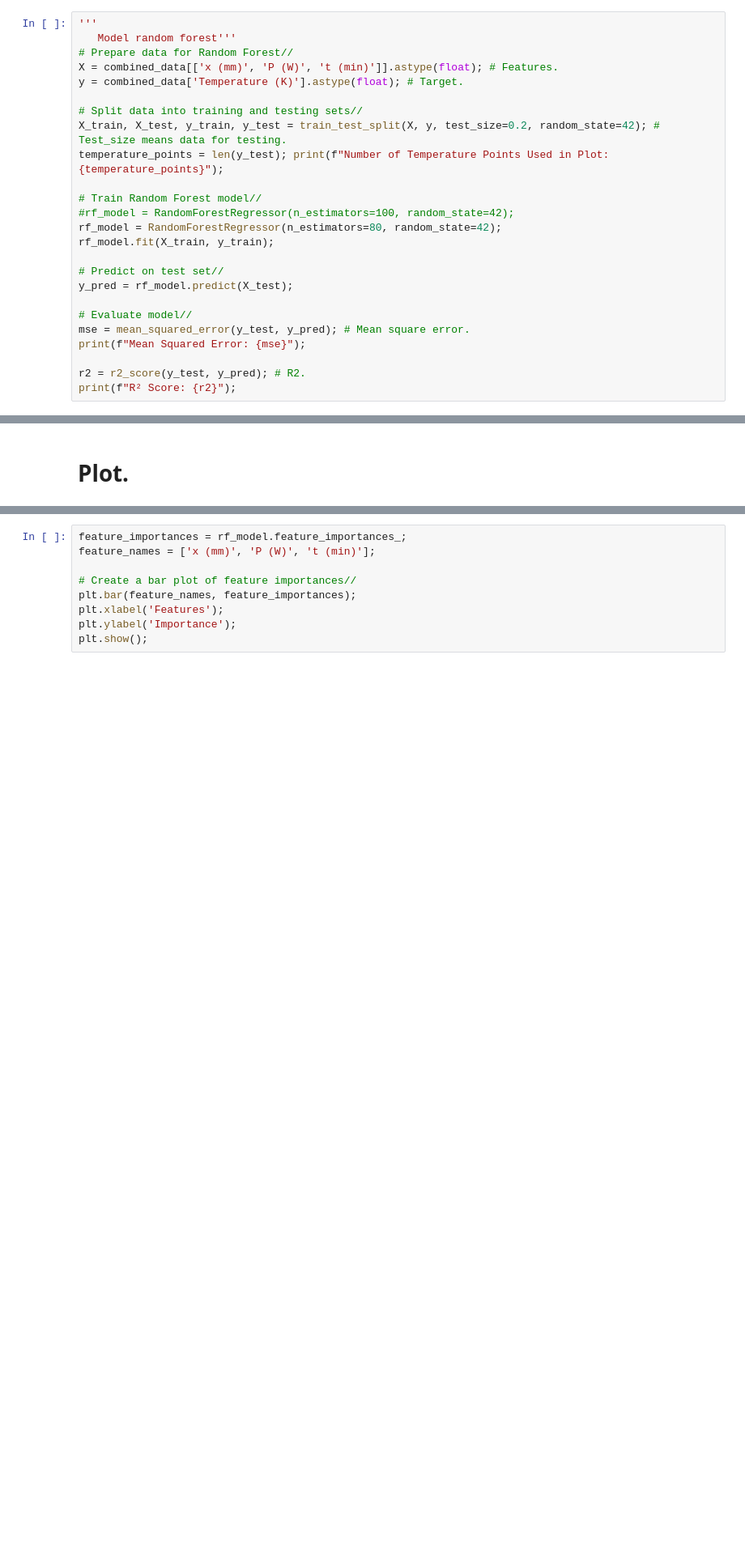
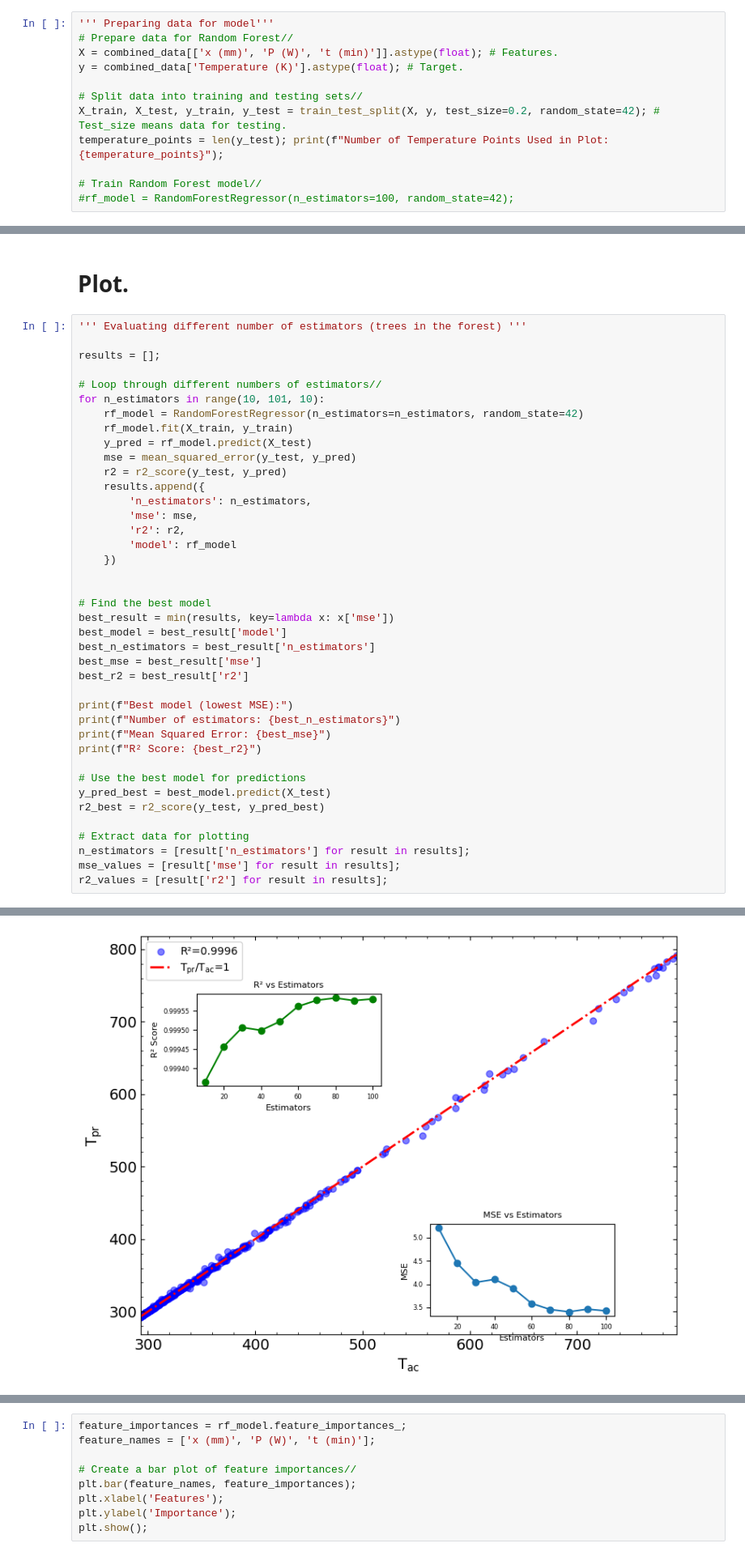
Before and after one commit to vineet05k/Mic-hackathon-2024, a Jupyter notebook: Oven random forest T_ov(P_dc;_x,_t_hd).ipynb, the cells around one changed output, grey strips where cells are left out. Shown at 81% size. Drawn from its saved outputs; the diff is of its cells as text; blank space fills up the shorter version.

Commit message:
Optimization of the random forest code

```diff
--- a/Oven random forest T_ov(P_dc; x, t_hd).ipynb
+++ b/Oven random forest T_ov(P_dc;_x,_t_hd).ipynb
@@ -136,8 +134,7 @@ Processed Temperature Data in Sequence (x, P, t, T):
 # %% [markdown]
 # **Random forest.**
 # %%
-'''
-   Model random forest'''
+''' Preparing data for model'''
 # Prepare data for Random Forest//
 X = combined_data[['x (mm)', 'P (W)', 't (min)']].astype(float); # Features.
 y = combined_data['Temperature (K)'].astype(float); # Target.
@@ -148,17 +145,5 @@ temperature_points = len(y_test); print(f"Number of Temperature Points Used in P
 
 # Train Random Forest model//
 #rf_model = RandomForestRegressor(n_estimators=100, random_state=42);
-rf_model = RandomForestRegressor(n_estimators=80, random_state=42);
-rf_model.fit(X_train, y_train);
-
-# Predict on test set//
-y_pred = rf_model.predict(X_test);
-
-# Evaluate model//
-mse = mean_squared_error(y_test, y_pred); # Mean square error.
-print(f"Mean Squared Error: {mse}");
-
-r2 = r2_score(y_test, y_pred); # R2.
-print(f"R² Score: {r2}");
 # %% [output]
 Number of Temperature Points Used in Plot: 612
@@ -167,2 +150,43 @@ R² Score: 0.9995840822067054
 # %% [markdown]
 # **Plot.**
+# %%
+''' Evaluating different number of estimators (trees in the forest) '''
+
+results = [];
+
+# Loop through different numbers of estimators//
+for n_estimators in range(10, 101, 10):
+    rf_model = RandomForestRegressor(n_estimators=n_estimators, random_state=42)
+    rf_model.fit(X_train, y_train)
+    y_pred = rf_model.predict(X_test)
+    mse = mean_squared_error(y_test, y_pred)
+    r2 = r2_score(y_test, y_pred)
+    results.append({
+        'n_estimators': n_estimators,
+        'mse': mse,
+        'r2': r2,
+        'model': rf_model
+    })
+
+
+# Find the best model
+best_result = min(results, key=lambda x: x['mse'])
+best_model = best_result['model']
+best_n_estimators = best_result['n_estimators']
+best_mse = best_result['mse']
+best_r2 = best_result['r2']
+
+print(f"Best model (lowest MSE):")
+print(f"Number of estimators: {best_n_estimators}")
+print(f"Mean Squared Error: {best_mse}")
+print(f"R² Score: {best_r2}")
+
+# Use the best model for predictions
+y_pred_best = best_model.predict(X_test)
+r2_best = r2_score(y_test, y_pred_best)
+
+# Extract data for plotting
+n_estimators = [result['n_estimators'] for result in results];
+mse_values = [result['mse'] for result in results];
+r2_values = [result['r2'] for result in results];
+# %% [output]
@@ -169 +197,2 @@ R² Score: 0.9995840822067054
+[figure, added]
 # %%
```
Also changed, not shown: parts of 5 cells of this notebook.
